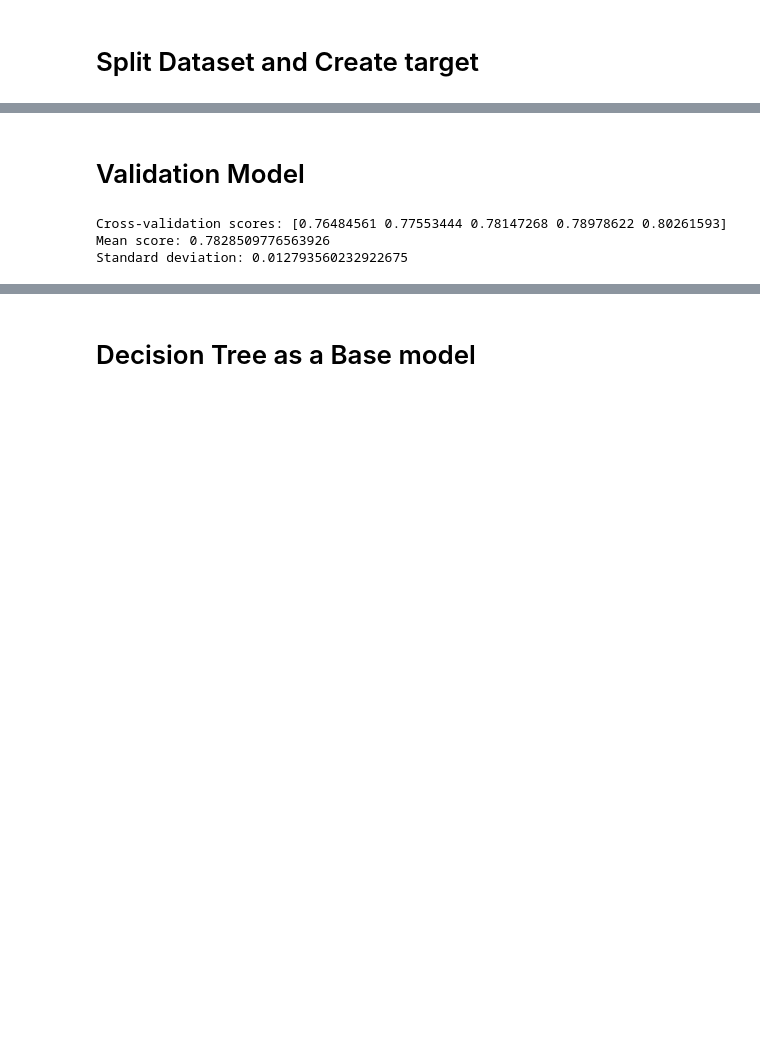
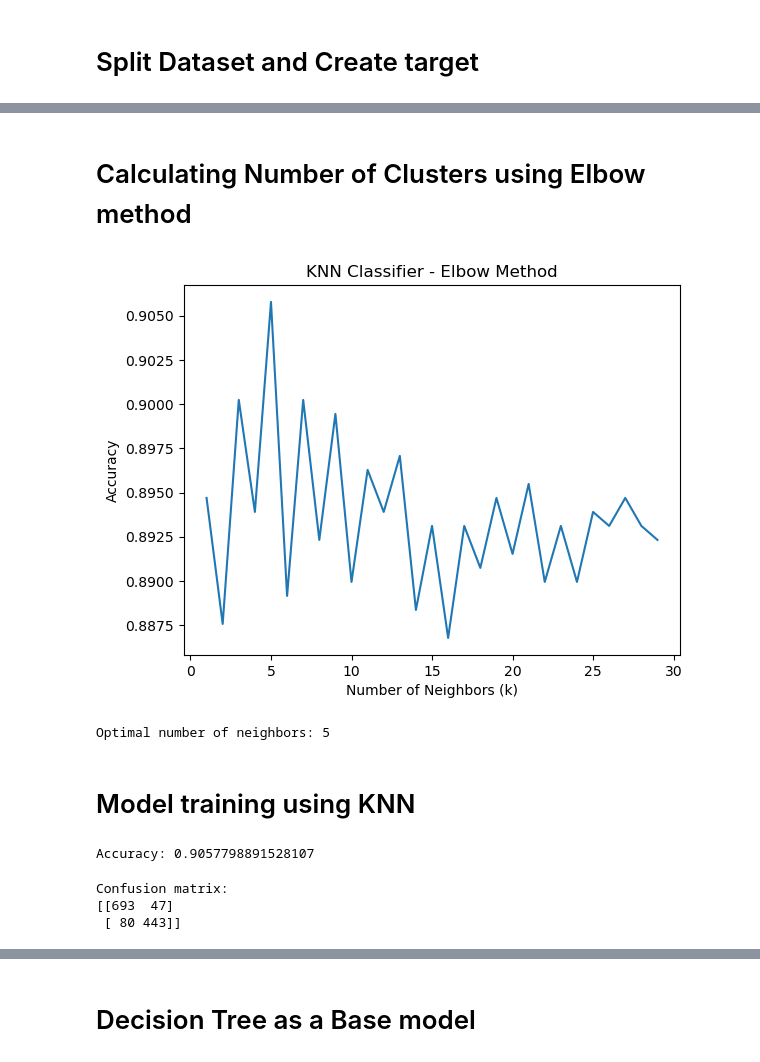
Before and after one commit to jathusharini/CM2604_CourseWork, a Jupyter notebook: Machine Learning_CW.ipynb, the cells around one changed output, grey strips where cells are left out. Cells and saved outputs as stored; diff of their text form; code cells hidden in the pictures; blank space fills up the shorter version.

Commit message:
Last version of the models

```diff
--- a/Machine Learning_CW.ipynb
+++ b/Machine Learning_CW.ipynb
@@ -198,9 +118,0 @@ plt.show()
-# %%
-# create KNN Classifier model for k = 4
-k = 3
-spam_clf = KNeighborsClassifier(n_neighbors = k)
-
-# train the model using the training sets
-spam_clf.fit(X, y)
-
-print(spam_clf.score(X, y))
@@ -211,9 +118,0 @@ print(spam_clf.score(X, y))
-# %%
-from sklearn.metrics import confusion_matrix
-
-# predict the target variable for the test set
-y_pred = spam_clf.predict(X_test)
-
-# create confusion matrix
-cm = confusion_matrix(y_test, y_pred)
-print(cm)
@@ -232,11 +119,44 @@ plt.show()
-# %% [markdown]
-# Validation Model
-# %%
-# print the mean score and standard deviation of the scores
-print("Cross-validation scores:", scores)
-print("Mean score:", np.mean(scores))
-print("Standard deviation:", np.std(scores))
-# %% [output]
-Cross-validation scores: [0.76484561 0.77553444 0.78147268 0.78978622 0.80261593]
-Mean score: 0.7828509776563926
-Standard deviation: 0.012793560232922675
+# %%
+# standardize the input features
+scaler = StandardScaler()
+X_train_std = scaler.fit_transform(X_train)
+X_test_std = scaler.transform(X_test)
+# %% [markdown]
+# Calculating Number of Clusters using Elbow method
+# %%
+# find the optimal number of neighbors using the elbow method
+k_range = range(1, 30)
+scores = []
+for k in k_range:
+    knn = KNeighborsClassifier(n_neighbors=k)
+    knn.fit(X_train_std, y_train)
+    y_pred = knn.predict(X_test_std)
+    scores.append(accuracy_score(y_test, y_pred))
+# %%
+plt.plot(k_range, scores)
+plt.xlabel('Number of Neighbors (k)')
+plt.ylabel('Accuracy')
+plt.title('KNN Classifier - Elbow Method')
+plt.show()
+# %% [output]
+[figure, added]
+# %%
+optimal_k = np.argmax(scores) + 1
+print(f"Optimal number of neighbors: {optimal_k}")
+# %% [output]
+Optimal number of neighbors: 5
+# %% [markdown]
+# Model training using KNN
+# %%
+knn = KNeighborsClassifier(n_neighbors=optimal_k)
+knn.fit(X_train_std, y_train)
+y_pred = knn.predict(X_test_std)
+print(f"Accuracy: {accuracy_score(y_test, y_pred)}")
+# %% [output]
+Accuracy: 0.9057798891528107
+# %%
+print(f"Confusion matrix:\n{confusion_matrix(y_test, y_pred)}")
+# %% [output]
+Confusion matrix:
+[[693  47]
+ [ 80 443]]
```
Also changed, not shown: parts of 27 cells of this notebook.
